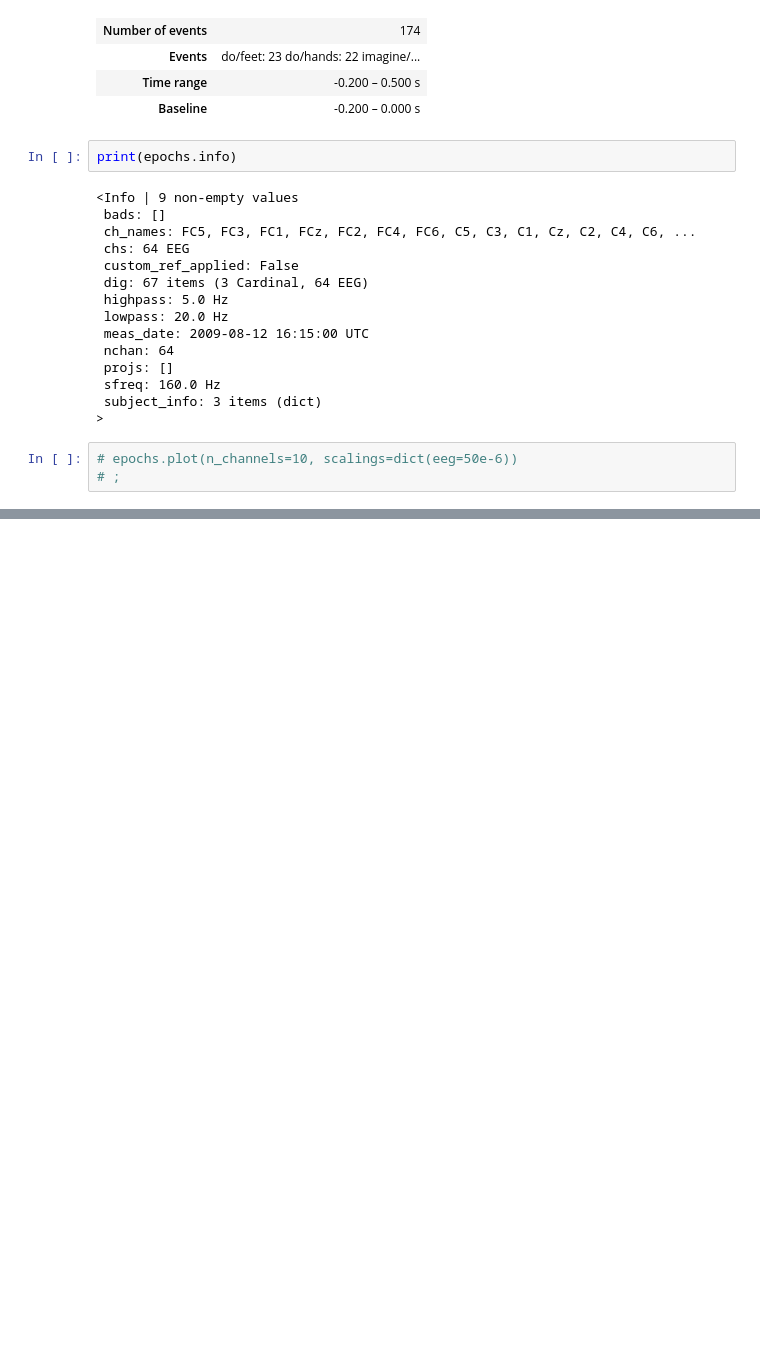
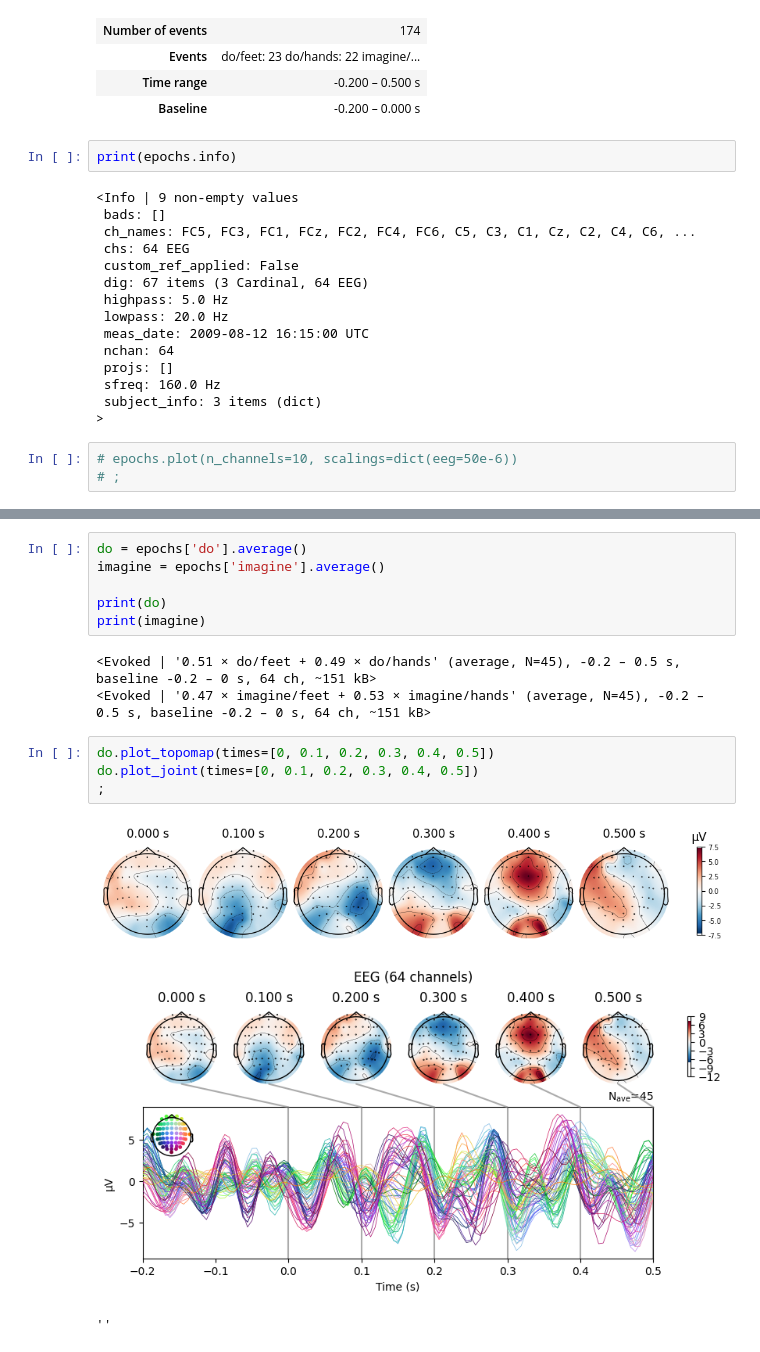
Before and after one commit to aallali/Total-perspective-Vortex, a Jupyter notebook: app/01-epoches.ipynb, the cells around one changed output, grey strips where cells are left out. Drawn from its saved outputs; the diff is of its cells as text; blank space fills up the shorter version.

Commit message:
[update-2] : more plots :  01-epoches.ipynb

```diff
--- a/app/01-epoches.ipynb
+++ b/app/01-epoches.ipynb
@@ -141,0 +203,17 @@ epochs["do/hands"].plot_image(picks=channelIdx, fig=fig)
+# %%
+do = epochs['do'].average()
+imagine = epochs['imagine'].average()
+
+print(do)
+print(imagine)
+# %% [output]
+<Evoked | '0.51 × do/feet + 0.49 × do/hands' (average, N=45), -0.2 – 0.5 s, baseline -0.2 – 0 s, 64 ch, ~151 kB>
+<Evoked | '0.47 × imagine/feet + 0.53 × imagine/hands' (average, N=45), -0.2 – 0.5 s, baseline -0.2 – 0 s, 64 ch, ~151 kB>
+# %%
+do.plot_topomap(times=[0, 0.1, 0.2, 0.3, 0.4, 0.5])
+do.plot_joint(times=[0, 0.1, 0.2, 0.3, 0.4, 0.5])
+;
+# %% [output]
+[figure, added]
+[figure, added]
+''
```
Also changed, not shown: parts of 12 cells of this notebook.
